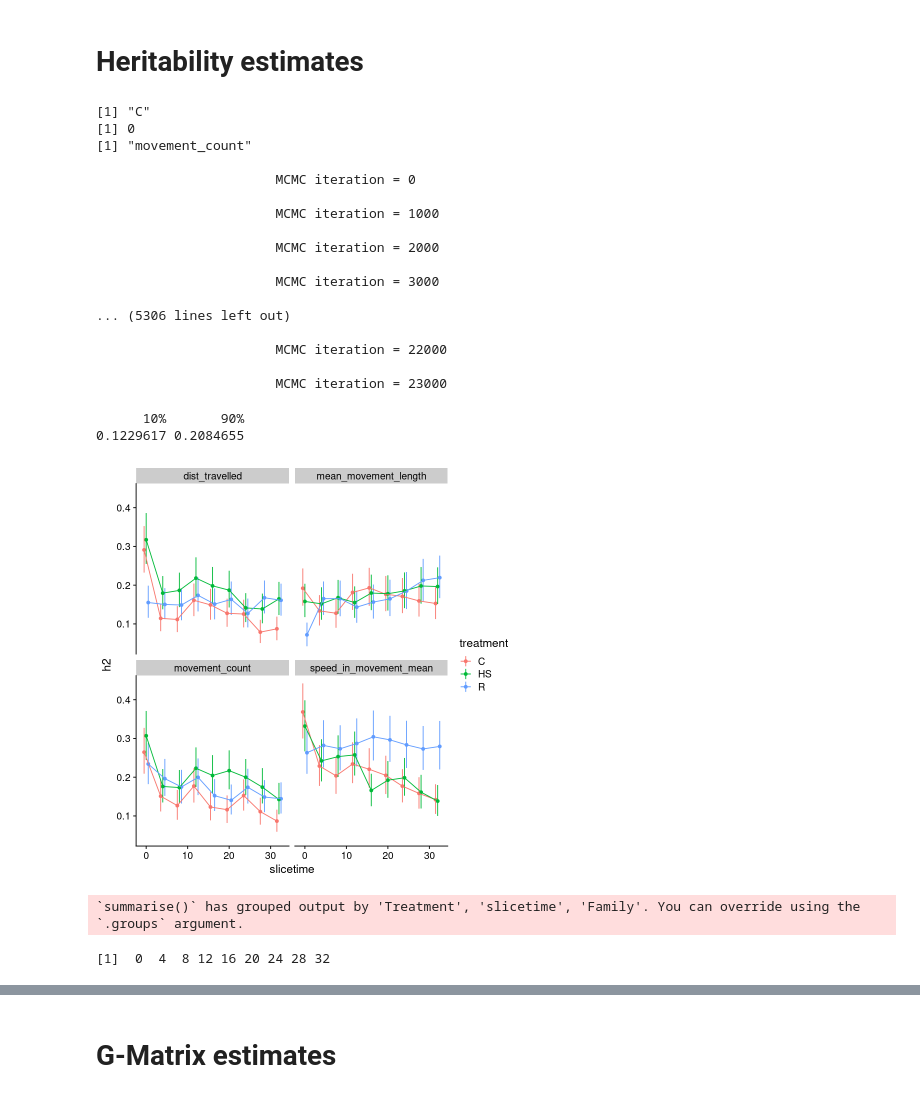
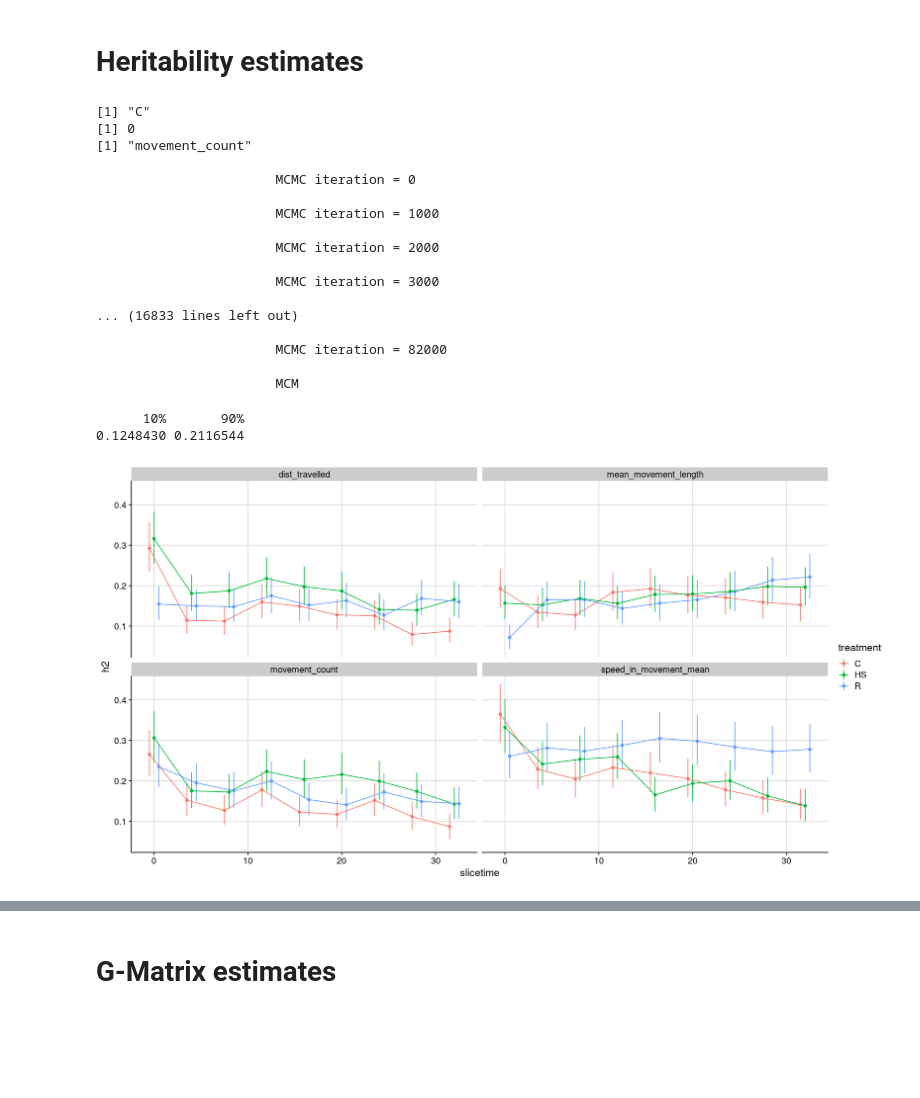
Before and after one commit to Wolfffff/quantitative-genetics-behavior, a Jupyter notebook: sandbox/20210603_Wolf/20210520_Example_H2-MCMC+G-matrix.ipynb, the cells around one changed output, grey strips where cells are left out. Cells and saved outputs as stored; diff of their text form; code cells hidden in the pictures; blank space fills up the shorter version.

```diff
--- a/sandbox/20210603_Wolf/20210520_Example_H2-MCMC+G-matrix.ipynb
+++ b/sandbox/20210603_Wolf/20210520_Example_H2-MCMC+G-matrix.ipynb
@@ -236,7 +254,7 @@ var_leverage_df %>%
 [figure]
 # %%
 var_lev = var_leverage_df %>%
-    filter(var_ratio < 0.75) %>%
+    filter(var_ratio < 0.7) %>%
     select(Family)
 
 family_means_df = scaledFamilyMeans(f1s_df_ts)
@@ -320,7 +338,7 @@ for (treatment in c("C","R","HS")){
                                  random = ~Family,
                                  prior = prior,
                                  #ginverse = list(Family = family_A_inv),
-                                 family = "gaussian", nitt = 23000, burnin = 3000)
+                                 family = "gaussian", nitt = 230000, burnin = 30000)
             mod_sum = summary(full_mod)
             mean = mean(full_mod$VCV[,"Family"])
             se <- quantile(full_mod$VCV[,"Family"], c(0.1, 0.9))
@@ -343,35 +361,27 @@ for (treatment in c("C","R","HS")){
 
                        MCMC iteration = 3000
 
-... (5306 lines left out)
+... (16833 lines left out)
 
-                       MCMC iteration = 22000
+                       MCMC iteration = 82000
 
-                       MCMC iteration = 23000
+                       MCM
 # %%
 quantile(full_mod$VCV[,"Family"], c(0.1, 0.9))
 # %% [output]
       10%       90%
-0.1229617 0.2084655
+0.1248430 0.2116544
 # %%
+options(repr.plot.width=15, repr.plot.height=8)
+
 h2_estimates_mcmc %>%
     #filter(slicetime %in% c(0, 32)) %>%
 ggplot(aes(slicetime, h2, color = treatment)) +
     geom_point(position=position_dodge(width = 1.5)) +
 geom_linerange(aes(ymin = lower, ymax = upper), position=position_dodge(width = 1.5)) +
-geom_line(position=position_dodge(width = 1.5)) + facet_wrap(~trait) + theme_cowplot()
+geom_line(position=position_dodge(width = 1.5)) + facet_wrap(~trait) + theme_cowplot() + background_grid()
 # %% [output]
-[figure, old version]
+[figure, new version]
-# %%
-x = scaled_f1s %>%
-    select(Treatment, slicetime, Family, all_of(traits)) %>%
-    pivot_longer(all_of(traits)) %>%
-    group_by(Treatment, slicetime, Family, name) %>%
-    summarise(value = mean(value))
-unique(x$slicetime)
-# %% [output]
-`summarise()` has grouped output by 'Treatment', 'slicetime', 'Family'. You can override using the `.groups` argument.
-[1]  0  4  8 12 16 20 24 28 32
 # %%
 h2_plot_list_mcmc = list()
 for (i in seq_along(traits)){
```
Also changed, not shown: parts of 7 cells of this notebook.
